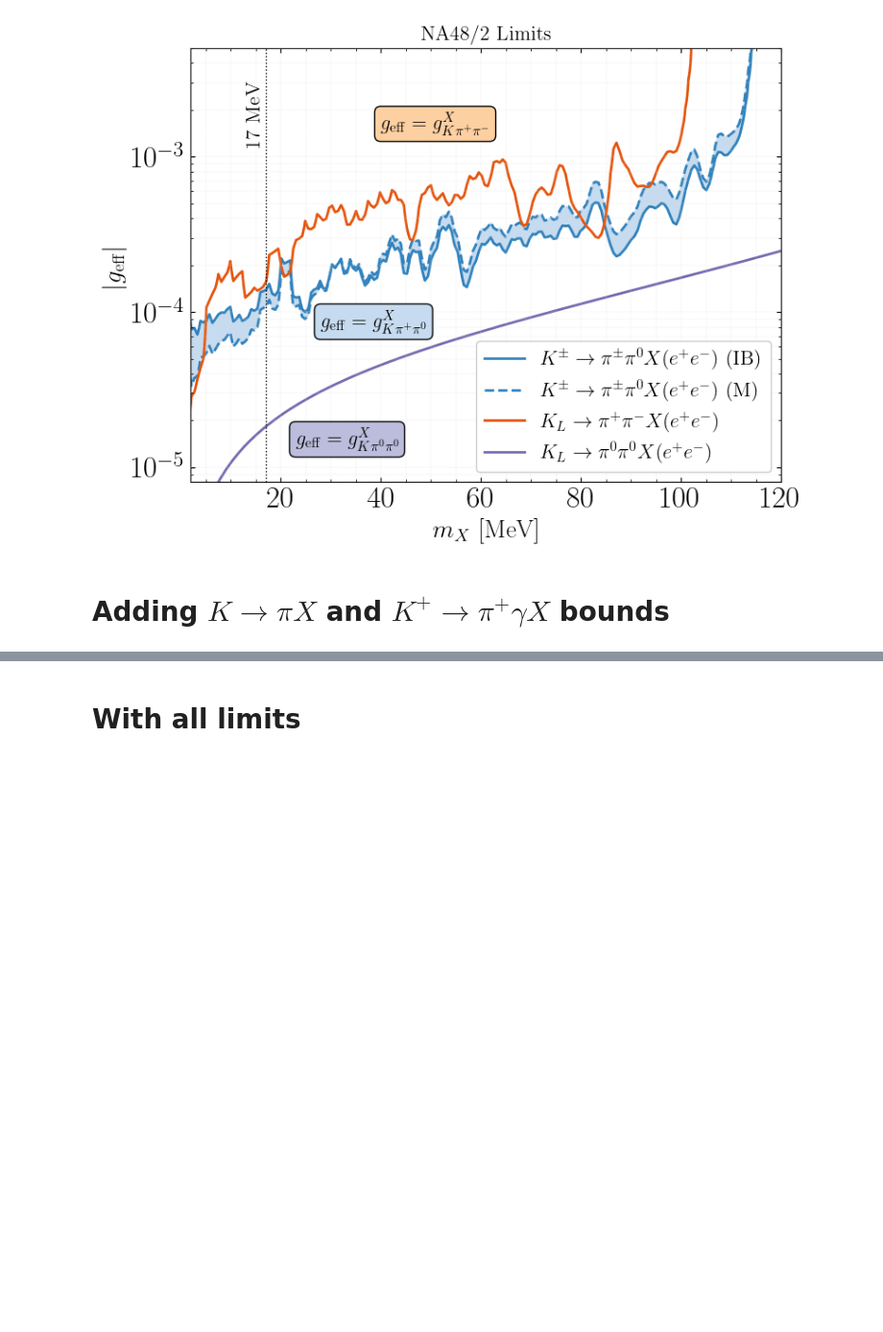
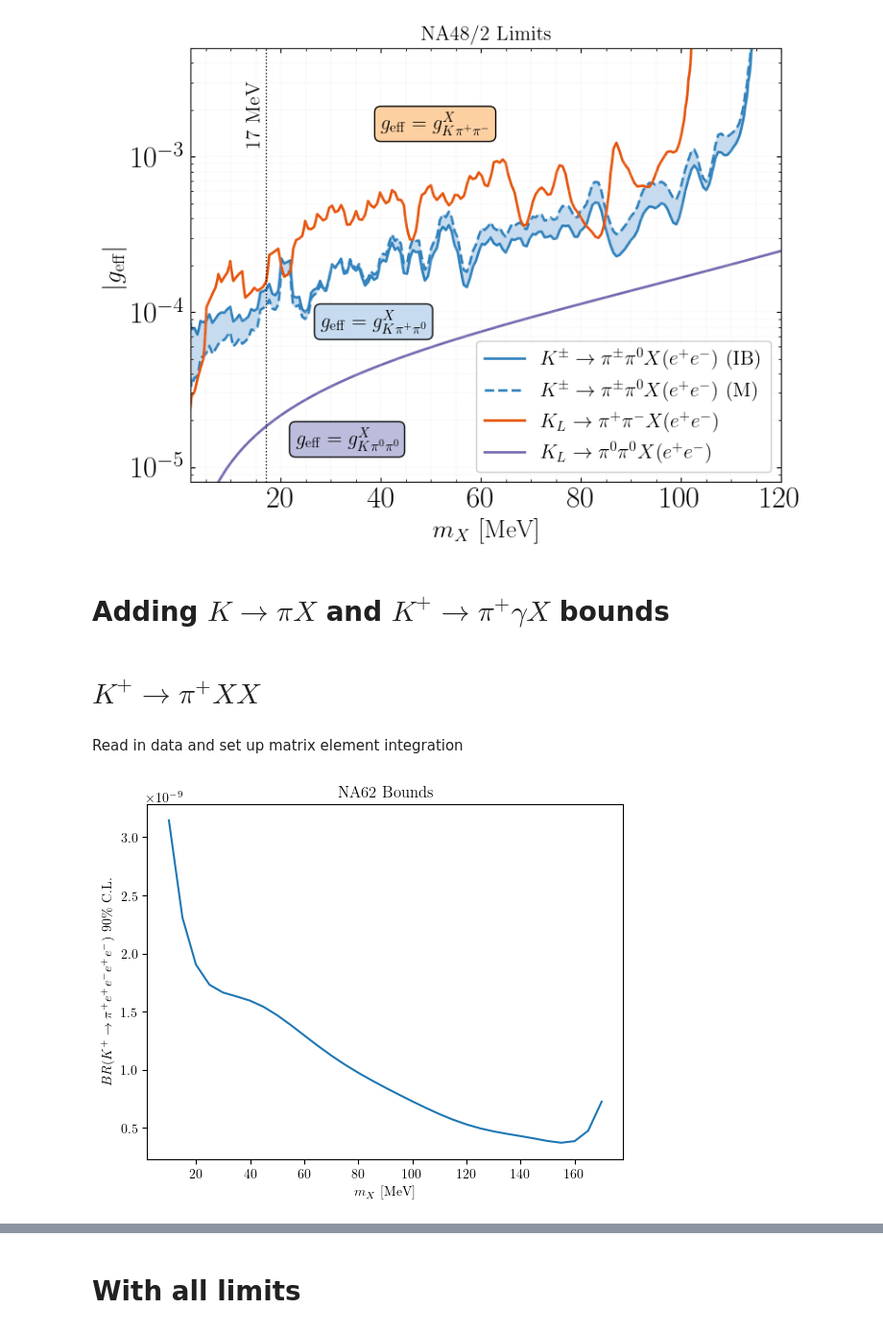
Before and after one commit to athompson-git/KaonPhysics, a Jupyter notebook: KtoX_param_space.ipynb, the cells around one changed output, grey strips where cells are left out. Shown at 96% size. Cells and saved outputs as stored; diff of their text form; code cells hidden in the pictures; blank space fills up the shorter version.

```diff
--- a/KtoX_param_space.ipynb
+++ b/KtoX_param_space.ipynb
@@ -1105,3 +1105,17 @@ for mX in test_masses:
 
 out_array = np.array([test_masses, coupling_limits_kplus]).transpose()
 np.savetxt("limits/NA48_KPlus_to_PiPlus_X_limits.txt", out_array)
+# %% [markdown]
+# $K^+ \to \pi^+ X X$
+# %% [markdown]
+Read in data and set up matrix element integration
+# %%
+NA62_dat = np.genfromtxt("data/NA62/NA62_KPlus_to_4e_CL_by_MassMeV.csv", delimiter=",", skip_header=10)
+
+plt.plot(NA62_dat[:,0], NA62_dat[:,1])
+plt.ylabel(r"$BR(K^+ \to \pi^+ e^+ e^- e^+ e^-)$ 90\% C.L.")
+plt.xlabel(r"$m_X$ [MeV]")
+plt.title(r"NA62 Bounds")
+plt.show()
+# %% [output]
+[figure, added]
```
Also changed, not shown: parts of 4 cells of this notebook.
